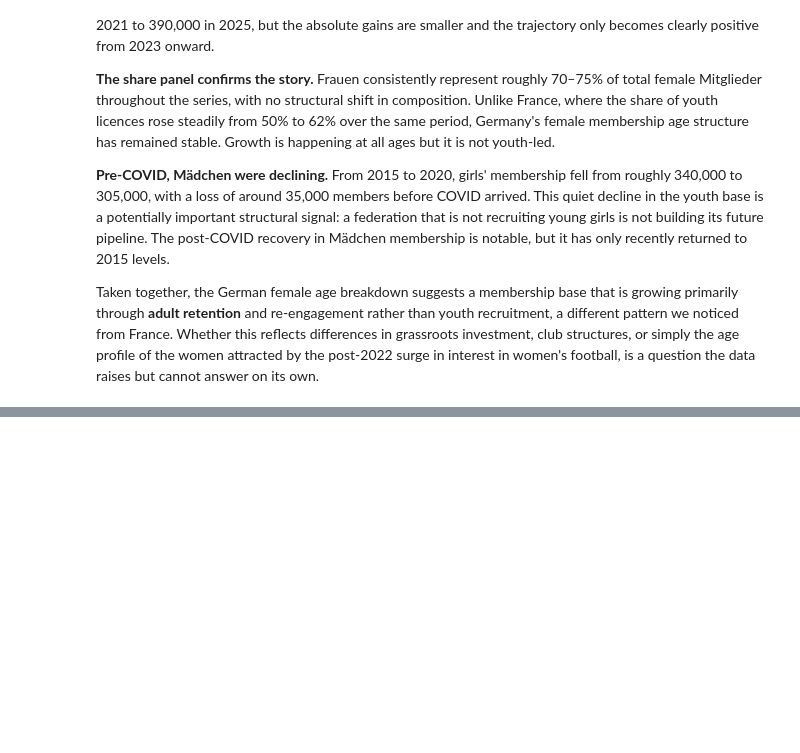
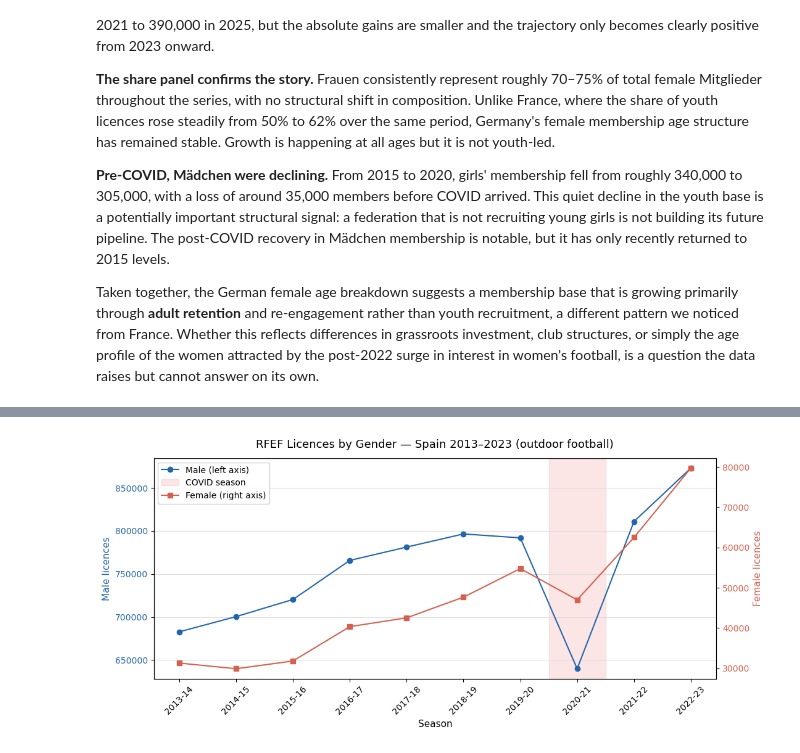
Before and after one commit to pacoraggio/inpat-expat, a Jupyter notebook: women-football/top5_participation_data.ipynb, the cells around one changed output, grey strips where cells are left out. Saved outputs shown, nothing was run; the diff lists cells and outputs as text; code cells hidden in the pictures; blank space fills up the shorter version.

```diff
--- a/women-football/top5_participation_data.ipynb
+++ b/women-football/top5_participation_data.ipynb
@@ -839,0 +857,14 @@ Taken together, the German female age breakdown suggests a membership base that
+# %%
+RFEF_CSV     = PROCESSED_DIR / "rfef_spain_football_licences.csv"
+RFEF_AGE_CSV = PROCESSED_DIR / "rfef_spain_football_licences_age.02.csv"
+
+df_rfef     = pd.read_csv(RFEF_CSV)
+df_rfef_age = pd.read_csv(RFEF_AGE_CSV)
+
+print("=== Main CSV ===")
+print(df_rfef.shape)
+print(df_rfef[["season","sport","gender","registered_players","quality_flag"]].to_string(index=False))
+
+print("\n=== Age CSV ===")
+print(df_rfef_age.shape)
+print(df_rfef_age["season"].value_counts().sort_index())
@@ -839,0 +889,46 @@ Taken together, the German female age breakdown suggests a membership base that
+# %%
+df_fb = df_rfef[(df_rfef["sport"] == "football") & (df_rfef["gender"] != "total")].copy()
+df_fb_male   = df_fb[df_fb["gender"] == "male"].sort_values("season")
+df_fb_female = df_fb[df_fb["gender"] == "female"].sort_values("season")
+
+seasons = sorted(df_fb["season"].unique())
+x_pos   = range(len(seasons))
+COVID_SEASON = "2020-21"
+covid_idx = list(seasons).index(COVID_SEASON)
+
+fig, ax1 = plt.subplots(figsize=(11, 5))
+ax2 = ax1.twinx()
+
+color_male   = "#2166ac"
+color_female = "#d6604d"
+
+ax1.plot(list(x_pos), df_fb_male["registered_players"].values,
+         color=color_male, marker="o", label="Male (left axis)")
+ax2.plot(list(x_pos), df_fb_female["registered_players"].values,
+         color=color_female, marker="s", label="Female (right axis)")
+
+ax1.axvspan(covid_idx - 0.5, covid_idx + 0.5,
+            color="lightcoral", alpha=0.2, label="COVID season")
+
+ax1.set_ylabel("Male licences", color=color_male, fontsize=11)
+ax2.set_ylabel("Female licences", color=color_female, fontsize=11)
+ax1.tick_params(axis="y", labelcolor=color_male)
+ax2.tick_params(axis="y", labelcolor=color_female)
+ax1.set_xlabel("Season", fontsize=11)
+ax1.set_xticks(list(x_pos))
+ax1.set_xticklabels(seasons, rotation=45)
+
+lines1, labels1 = ax1.get_legend_handles_labels()
+lines2, labels2 = ax2.get_legend_handles_labels()
+ax1.legend(lines1 + lines2, labels1 + labels2, loc="upper left", framealpha=0.9)
+
+ax1.yaxis.grid(True, color="#dddddd", linewidth=0.8)
+ax2.yaxis.grid(False)
+ax1.set_facecolor("white")
+fig.patch.set_facecolor("white")
+
+plt.title("RFEF Licences by Gender — Spain 2013–2023 (outdoor football)", fontsize=13, pad=12)
+plt.tight_layout()
+plt.show()
+# %% [output]
+[figure, added]
```
Also changed, not shown: parts of 43 cells of this notebook, 3 other files.
